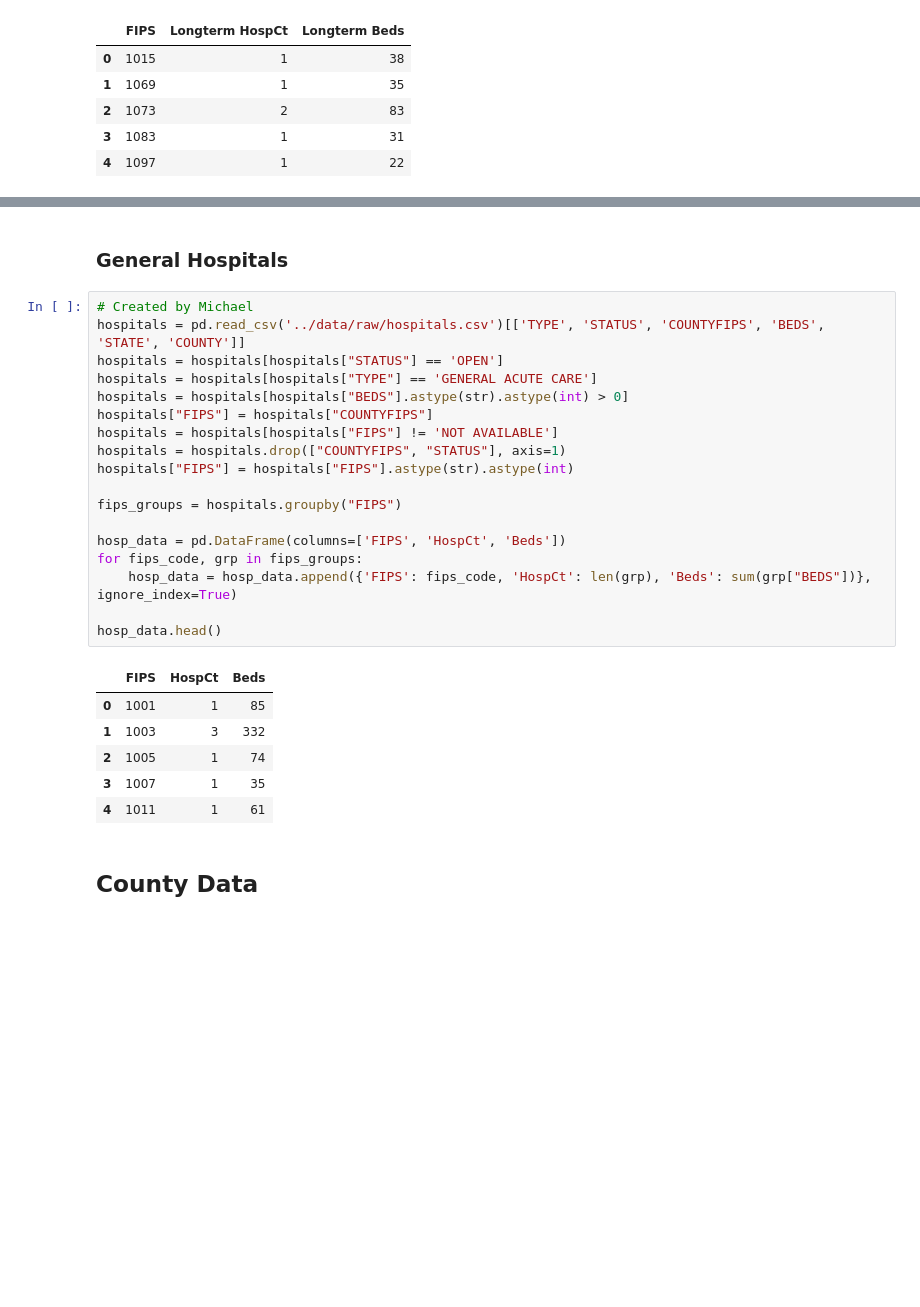
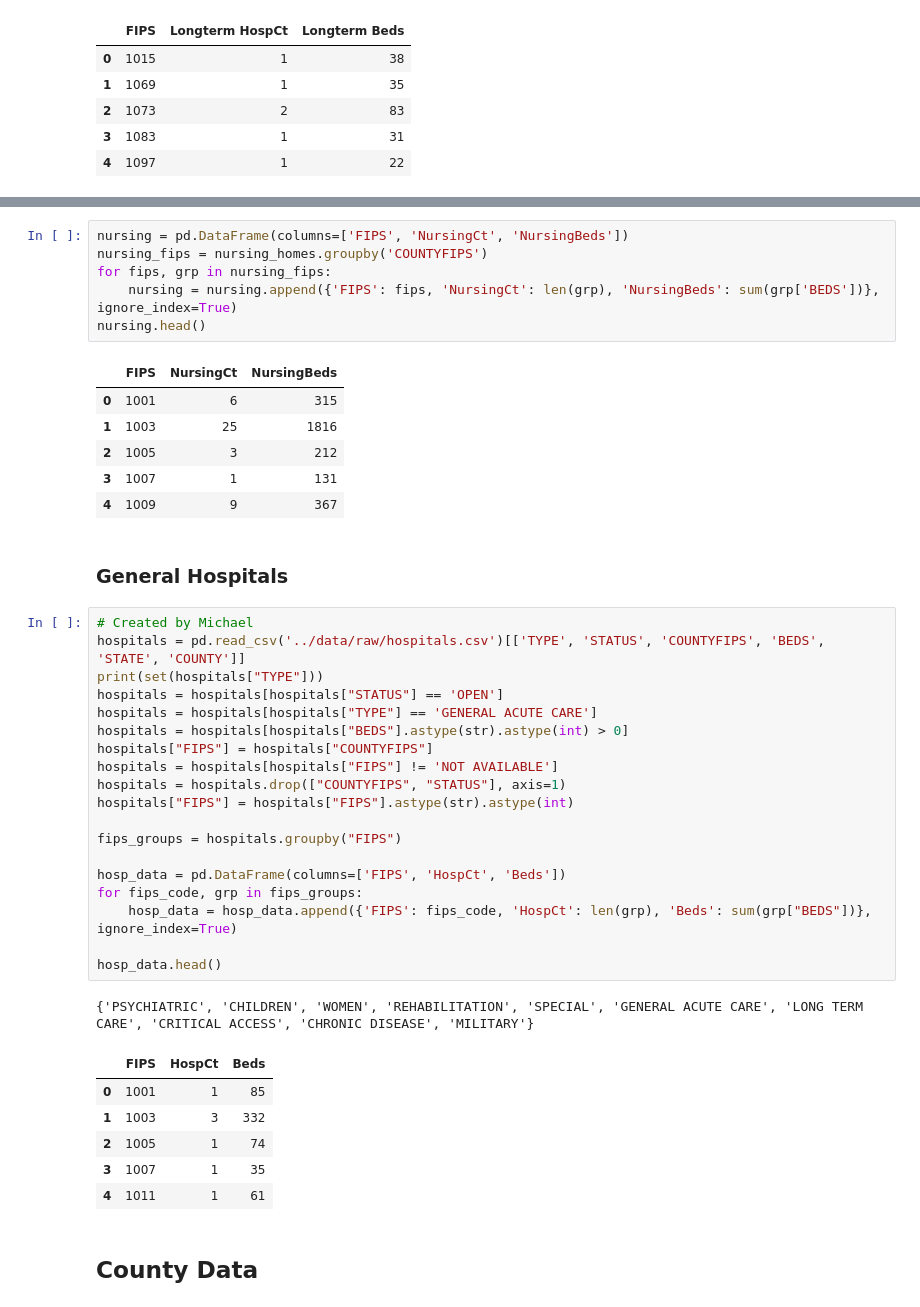
Before and after one commit to jhu-covid-optimization/covid-drivers, a Jupyter notebook: notebooks/bm-01-AC-PCA_data_processing.ipynb, the cells around one changed output, grey strips where cells are left out. Cells and saved outputs as stored; diff of their text form; blank space fills up the shorter version.

```diff
--- a/notebooks/bm-01-AC-PCA_data_processing.ipynb
+++ b/notebooks/bm-01-AC-PCA_data_processing.ipynb
@@ -74,8 +85,22 @@ LT_hosp_data.head()
+# %%
+nursing = pd.DataFrame(columns=['FIPS', 'NursingCt', 'NursingBeds'])
+nursing_fips = nursing_homes.groupby('COUNTYFIPS')
+for fips, grp in nursing_fips:
+    nursing = nursing.append({'FIPS': fips, 'NursingCt': len(grp), 'NursingBeds': sum(grp['BEDS'])}, ignore_index=True)
+nursing.head()
+# %% [output]
+|  | FIPS | NursingCt | NursingBeds |
+| 0 | 1001 | 6 | 315 |
+| 1 | 1003 | 25 | 1816 |
+| 2 | 1005 | 3 | 212 |
+| 3 | 1007 | 1 | 131 |
+| 4 | 1009 | 9 | 367 |
 # %% [markdown]
 ### General Hospitals
 # %%
 # Created by Michael
 hospitals = pd.read_csv('../data/raw/hospitals.csv')[['TYPE', 'STATUS', 'COUNTYFIPS', 'BEDS', 'STATE', 'COUNTY']]
+print(set(hospitals["TYPE"]))
 hospitals = hospitals[hospitals["STATUS"] == 'OPEN']
 hospitals = hospitals[hospitals["TYPE"] == 'GENERAL ACUTE CARE']
 hospitals = hospitals[hospitals["BEDS"].astype(str).astype(int) > 0]
@@ -92,6 +117,7 @@ for fips_code, grp in fips_groups:
 
 hosp_data.head()
 # %% [output]
+{'PSYCHIATRIC', 'CHILDREN', 'WOMEN', 'REHABILITATION', 'SPECIAL', 'GENERAL ACUTE CARE', 'LONG TERM CARE', 'CRITICAL ACCESS', 'CHRONIC DISEASE', 'MILITARY'}
 |  | FIPS | HospCt | Beds |
 | 0 | 1001 | 1 | 85 |
 | 1 | 1003 | 3 | 332 |
```
Also changed, not shown: parts of 38 cells of this notebook, 3 other files.
